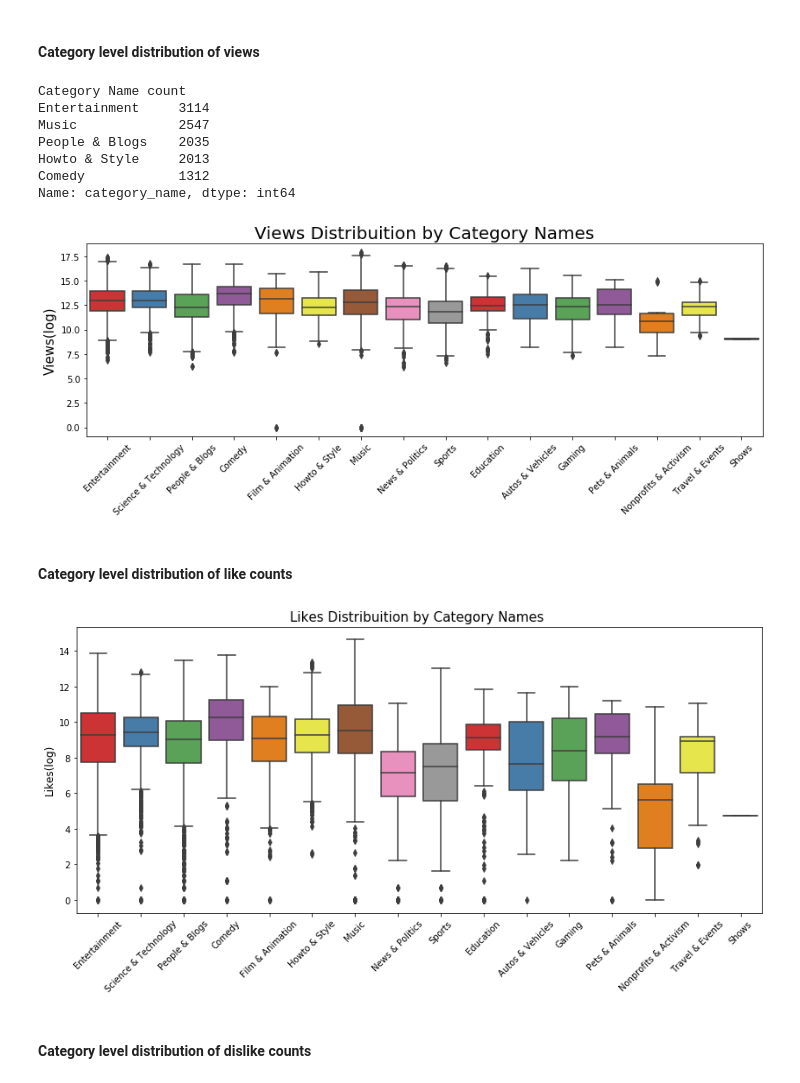
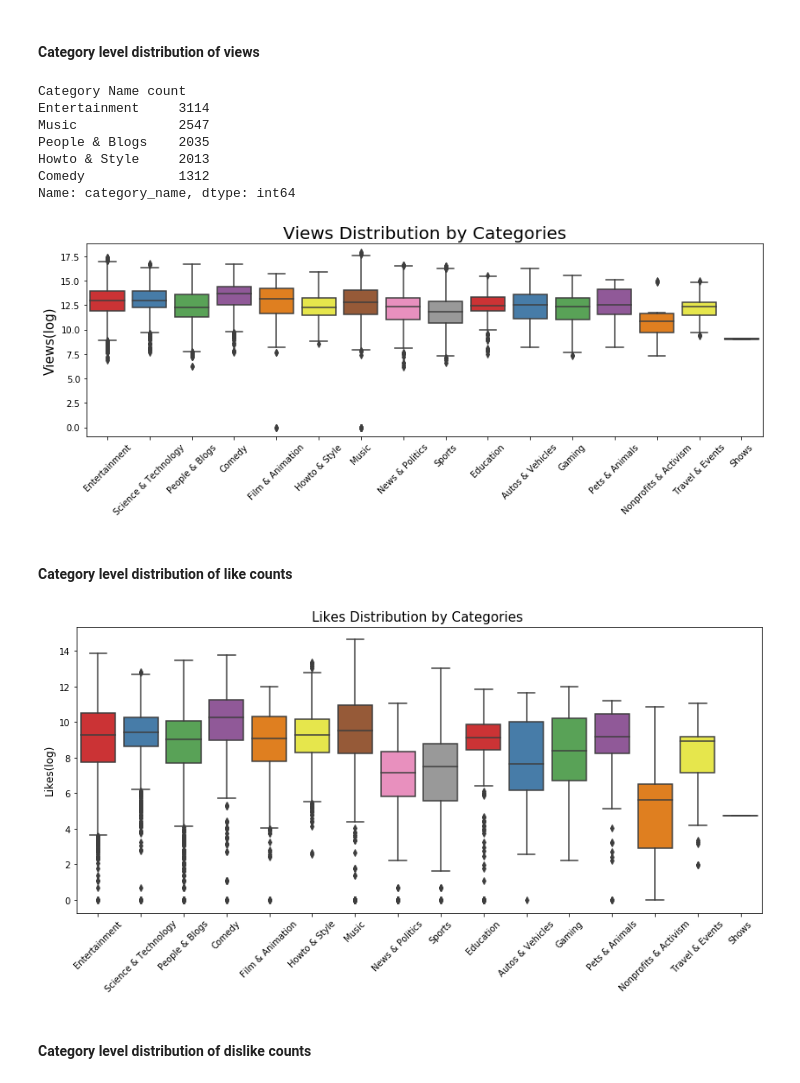
Before and after one commit to nwwnw-dam/Youtube-Data-Analysis, a Jupyter notebook: EDA.ipynb, the cells around one changed output. Cells and saved outputs as stored; diff of their text form; code cells hidden in the pictures.

```diff
--- a/EDA.ipynb
+++ b/EDA.ipynb
@@ -15,10 +15,10 @@ from subprocess import check_output
 # %% [markdown]
 ### Read in data
 # %%
-us_comments_df = pd.read_csv("UScomments.csv", error_bad_lines=False)
-gb_comments_df = pd.read_csv("GBcomments.csv", error_bad_lines=False)
-us_videos_df = pd.read_csv(r"USvideos.csv", error_bad_lines=False)
-gb_videos_df = pd.read_csv(r"GBvideos.csv", error_bad_lines=False)
+us_comments_df = pd.read_csv("./data_scraper/kaggle/UScomments.csv", error_bad_lines=False)
+gb_comments_df = pd.read_csv("./data_scraper/kaggle/GBcomments.csv", error_bad_lines=False)
+us_videos_df = pd.read_csv("./data_scraper/kaggle/USvideos.csv", error_bad_lines=False)
+gb_videos_df = pd.read_csv("./data_scraper/kaggle/GBvideos.csv", error_bad_lines=False)
 # %% [output]
 b'Skipping line 41589: expected 4 fields, saw 11\nSkipping line 51628: expected 4 fields, saw 7\nSkipping line 114465: expected 4 fields, saw 5\n'
 b'Skipping line 142496: expected 4 fields, saw 8\nSkipping line 189732: expected 4 fields, saw 6\nSkipping line 245218: expected 4 fields, saw 7\n'
@@ -29,9 +29,9 @@ b'Skipping line 521402: expected 4 fields, saw 5\n'
 b'Skipping line 2401: expected 11 fields, saw 21\nSkipping line 2800: expected 11 fields, saw 21\nSkipping line 5297: expected 11 fields, saw 12\nSkipping line 5299: expected 11 fields, saw 12\nSkippi ...
 b'Skipping line 2398: expected 11 fields, saw 21\nSkipping line 2797: expected 11 fields, saw 21\n'
 # %%
-with open('US_category_id.json') as json_file:
+with open('./data_scraper/kaggle/US_category_id.json') as json_file:
     us_json = json.load(json_file)
-with open('GB_category_id.json') as json_file:
+with open('./data_scraper/kaggle/GB_category_id.json') as json_file:
     gb_json = json.load(json_file)
 # %% [markdown]
 ### Lets combine all the comments into comments_df
@@ -299,7 +299,7 @@ plt.figure(figsize = (14,9))
 plt.subplot(211)
 g = sns.countplot('category_name', data=videos_df, palette="Set1")
 g.set_xticklabels(g.get_xticklabels(),rotation=45)
-g.set_title("Counting the Video Category's ", fontsize=15)
+g.set_title("Counting the Video Categories ", fontsize=15)
 g.set_xlabel("", fontsize=12)
 g.set_ylabel("Count", fontsize=12)
 
@@ -320,26 +320,26 @@ Name: category_name, dtype: int64
 # %%
 print("Category Name count")
 print(videos_df.category_name.value_counts()[:5])
 
 plt.figure(figsize = (14,9))
 
 plt.subplot(212)
 g1 = sns.boxplot(x='category_name', y='views_log', data=videos_df, palette="Set1")
 g1.set_xticklabels(g.get_xticklabels(),rotation=45)
-g1.set_title("Views Distribuition by Category Names", fontsize=20)
+g1.set_title("Views Distribution by Categories", fontsize=20)
 g1.set_xlabel("", fontsize=15)
 g1.set_ylabel("Views(log)", fontsize=15)
 
 plt.show()
 # %% [output]
 Category Name count
 Entertainment     3114
 Music             2547
 People & Blogs    2035
 Howto & Style     2013
 Comedy            1312
 Name: category_name, dtype: int64
-[figure, old version]
+[figure, new version]
 # %% [markdown]
 #### Category level distribution of like counts
 # %%
@@ -347,12 +347,12 @@ plt.figure(figsize = (14,6))
 
 g = sns.boxplot(x='category_name', y='likes_log', data=videos_df, palette="Set1")
 g.set_xticklabels(g.get_xticklabels(),rotation=45)
-g.set_title("Likes Distribuition by Category Names ", fontsize=15)
+g.set_title("Likes Distribution by Categories ", fontsize=15)
 g.set_xlabel("", fontsize=12)
 g.set_ylabel("Likes(log)", fontsize=12)
 plt.show()
 # %% [output]
-[figure, old version]
+[figure, new version]
 # %% [markdown]
 #### Category level distribution of dislike counts
 # %%
```
Also changed, not shown: parts of 6 cells of this notebook, 7 other files.
